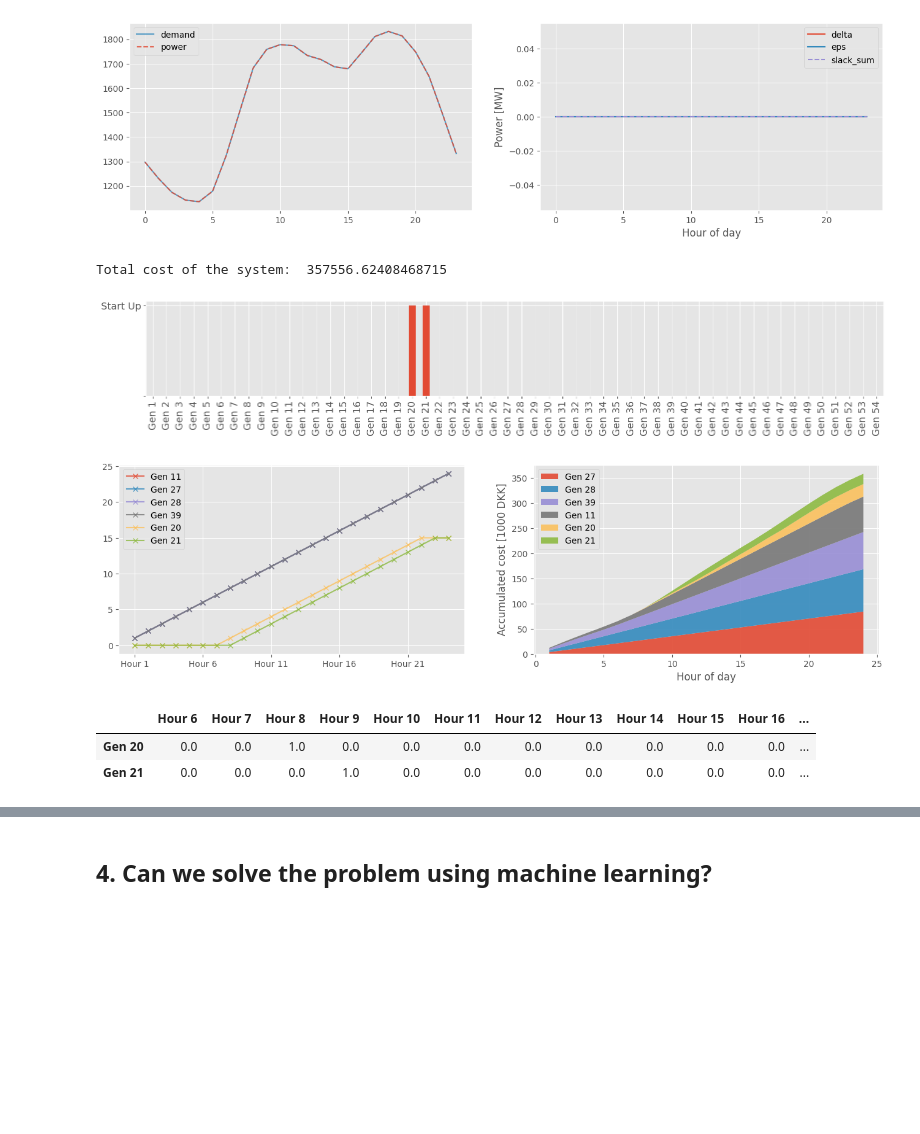
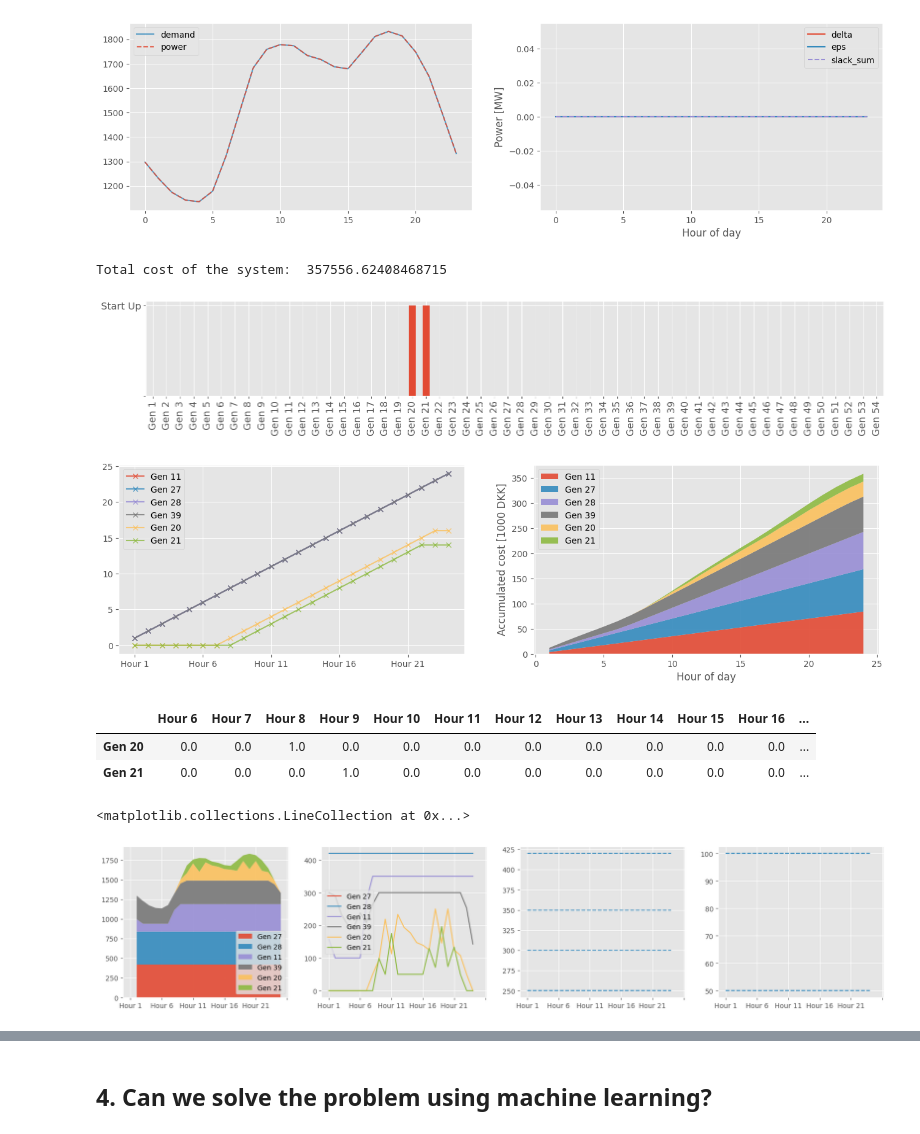
Before and after one commit to albertkjoller/ml-energy-systems, a Jupyter notebook: src/assignment3/notebooks/explainer_notebook.ipynb, the cells around one changed output, grey strips where cells are left out. Cells and saved outputs as stored; diff of their text form; code cells hidden in the pictures; blank space fills up the shorter version.

Commit message:
optimization model working!

```diff
--- a/src/assignment3/notebooks/explainer_notebook.ipynb
+++ b/src/assignment3/notebooks/explainer_notebook.ipynb
@@ -166,12 +166,14 @@ class BUS118:
 
             ### LINE FLOW LIMITS ###
             for l in range(N_lines):
-                line_expr1  = sum(self.Hg.iloc[l, g_n] * self.p[g_n, t] for g_n in range(self.N_g))
-                line_expr2  = sum(self.Hl.iloc[l, n] * self.demand_profile.iloc[t, n] for n in range(self.N_load)) # NOTE: should we index time step for indexing the demand? it is not super obvious from the definition to me
+                line_expr1  = grb.quicksum(self.Hg.iloc[l, g_n] * self.p[g_n, t] for g_n in range(self.N_g))
+                line_expr2  = grb.quicksum(self.Hl.iloc[l, n] * self.demand_profile.iloc[t, n] for n in range(self.N_load))
                 line_expr   = line_expr1 - line_expr2 - self.eps[t, 0] + self.delta[t, 0]
 
-                # line_expr = sum(Hg.iloc[l, g_n] * p[g_n, t] for g_n in range(N_g)) - sum(Hl.iloc[l, n] * d_vector.iloc[n] for n in range(N_load)) - eps[t, 0] + delta[t, 0]
-                self.model.addConstr(line_expr <= self.fmax.iloc[l, 0], name=f'pos_line_flow_limit[{l},{t}]')
+                # LHS
+                self.model.addConstr(line_expr <= self.fmax.iloc[l].item(), name=f'pos_line_flow_limit[{l},{t}]')
+                # RHS
+                self.model.addConstr(-self.fmax.iloc[l].item() <= line_expr, name=f'neg_line_flow_limit[{l},{t}]')
 
         self.model.update()
 
@@ -325,10 +322,35 @@ start_up[start_up.sum(axis=1) != 0].iloc[:, 5:]
 # %% [output]
 Total cost of the system:  357556.62408468715
 [figure]
-[figure, old version]
+[figure, new version]
 |  | Hour 6 | Hour 7 | Hour 8 | Hour 9 | Hour 10 | Hour 11 | Hour 12 | Hour 13 | Hour 14 | Hour 15 | Hour 16 | ... |
 | Gen 20 | 0.0 | 0.0 | 1.0 | 0.0 | 0.0 | 0.0 | 0.0 | 0.0 | 0.0 | 0.0 | 0.0 | ... |
 | Gen 21 | 0.0 | 0.0 | 0.0 | 1.0 | 0.0 | 0.0 | 0.0 | 0.0 | 0.0 | 0.0 | 0.0 | ... |
+# %%
+system.pmax['index'] = [f'Gen {i}' for i in range(1, system.N_g+1)]
+system.pmax = system.pmax.set_index('index')
+
+system.pmin['index'] = [f'Gen {i}' for i in range(1, system.N_g+1)]
+system.pmin = system.pmin.set_index('index')
+
+power['total_production'] = power[generators_turned_on].cumsum(axis=1)['Hour 24']
+
+
+fig, axs = plt.subplots(1, 4, figsize=(20, 4), sharey=False, sharex=True)
+axs[0].stackplot(
+    np.arange(1, 25),
+    power[generators_turned_on].sort_values(by='total_production', ascending=False).drop(columns='total_production'),
+    labels=power[generators_turned_on].sort_values(by='total_production', ascending=False).drop(columns='total_production').index,
+    alpha=0.9,
+)
+axs[0].legend(loc='lower right')
+power[generators_turned_on].sort_values(by='total_production', ascending=False).drop(columns='total_production').T.plot(ax=axs[1])
+
+axs[2].hlines(y=system.pmax[generators_turned_on].T.values, xmin=0, xmax=23, color='C1', ls='--', alpha=0.8)
+axs[3].hlines(y=system.pmin[generators_turned_on].T.values, xmin=0, xmax=23, color='C1', ls='--', alpha=0.8)
+# %% [output]
+<matplotlib.collections.LineCollection at 0x...>
+[figure, added]
 # %%
 constraints = pd.DataFrame([{
     'constr_type': c.ConstrName.split('[')[0] if '[' in c.ConstrName else c.ConstrName,
```
Also changed, not shown: parts of 11 cells of this notebook.
